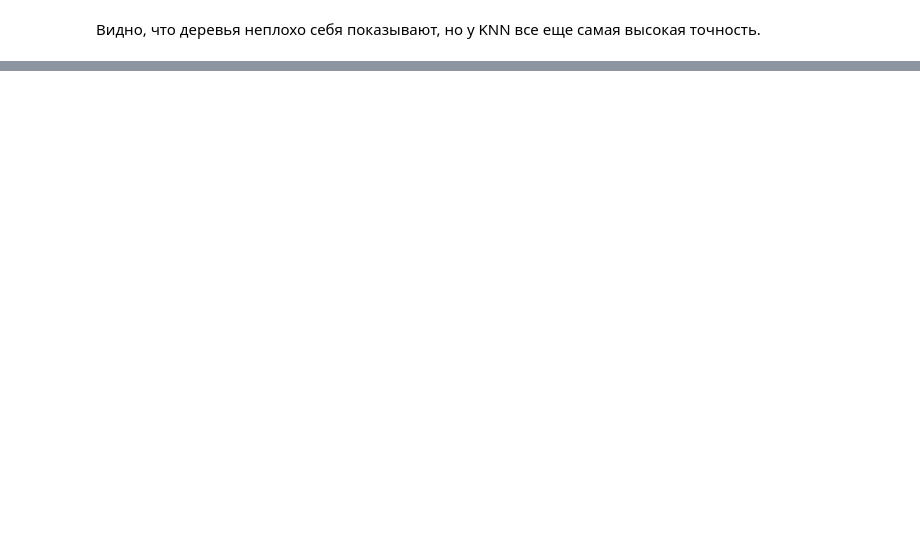
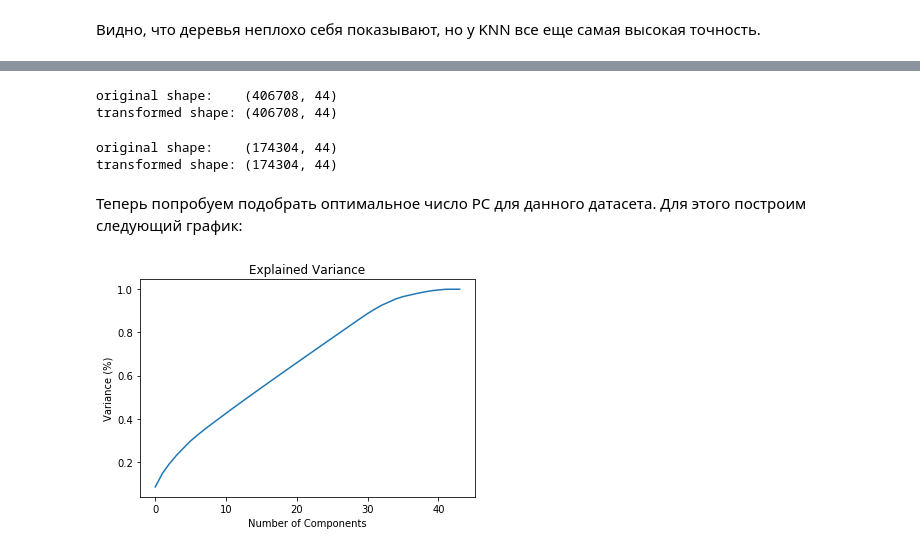
Before and after one commit to 0just0/ml_course, a Jupyter notebook: covtype_anaysis.ipynb, the cells around one changed output, grey strips where cells are left out. Cells and saved outputs as stored; diff of their text form; code cells hidden in the pictures; blank space fills up the shorter version.

```diff
--- a/task1.ipynb
+++ b/covtype_anaysis.ipynb
@@ -522,0 +553,14 @@ dfm
+# %%
+data_for_pca = pd.read_csv('covtype.csv')
+X=data_for_pca.loc[:,'Elevation':'Soil_Type40']
+y=data_for_pca['Cover_Type']
+rem = ['Hillshade_3pm','Soil_Type7','Soil_Type8','Soil_Type14','Soil_Type15',
+     'Soil_Type21','Soil_Type25','Soil_Type28','Soil_Type36','Soil_Type37']
+X.drop(rem, axis=1, inplace=True)
+X_train, X_test, y_train, y_test = train_test_split(X,y, test_size=0.3, random_state=42)
+# %%
+scaler = preprocessing.StandardScaler()
+
+scaler.fit(X_train)
+X_train_normalized = scaler.transform(X_train)
+print(X_train_normalized)
@@ -522,0 +581,3 @@ dfm
+# %%
+X_train = pd.DataFrame(X_train_normalized, columns = X_train.columns)
+X_train
@@ -522,0 +600,3 @@ dfm
+# %%
+pca = PCA(n_components = 44)
+pca.fit(X_train)
@@ -522,0 +622,25 @@ dfm
+# %%
+X_train_pca = pca.transform(X_train)
+print("original shape:   ", X_train.shape)
+print("transformed shape:", X_train_pca.shape)
+# %% [output]
+original shape:    (406708, 44)
+transformed shape: (406708, 44)
+# %%
+X_test_pca = pca.transform(X_test)
+print("original shape:   ", X_test.shape)
+print("transformed shape:", X_test_pca.shape)
+# %% [output]
+original shape:    (174304, 44)
+transformed shape: (174304, 44)
+# %% [markdown]
+Теперь попробуем подобрать оптимальное число PC для данного датасета. Для этого построим следующий график:
+# %%
+plt.figure()
+plt.plot(np.cumsum(pca.explained_variance_ratio_))
+plt.xlabel('Number of Components')
+plt.ylabel('Variance (%)')
+plt.title('Explained Variance')
+plt.show()
+# %% [output]
+[figure, added]
```
Also changed, not shown: parts of 37 cells of this notebook, 3 other files.
